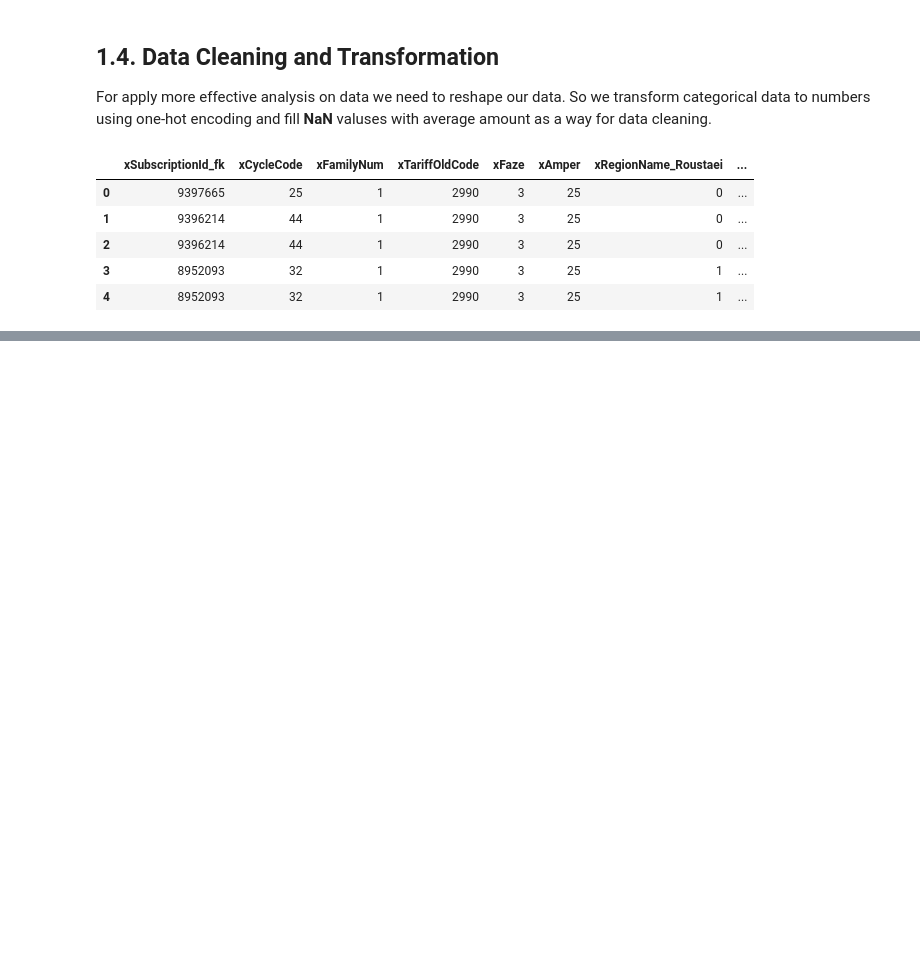
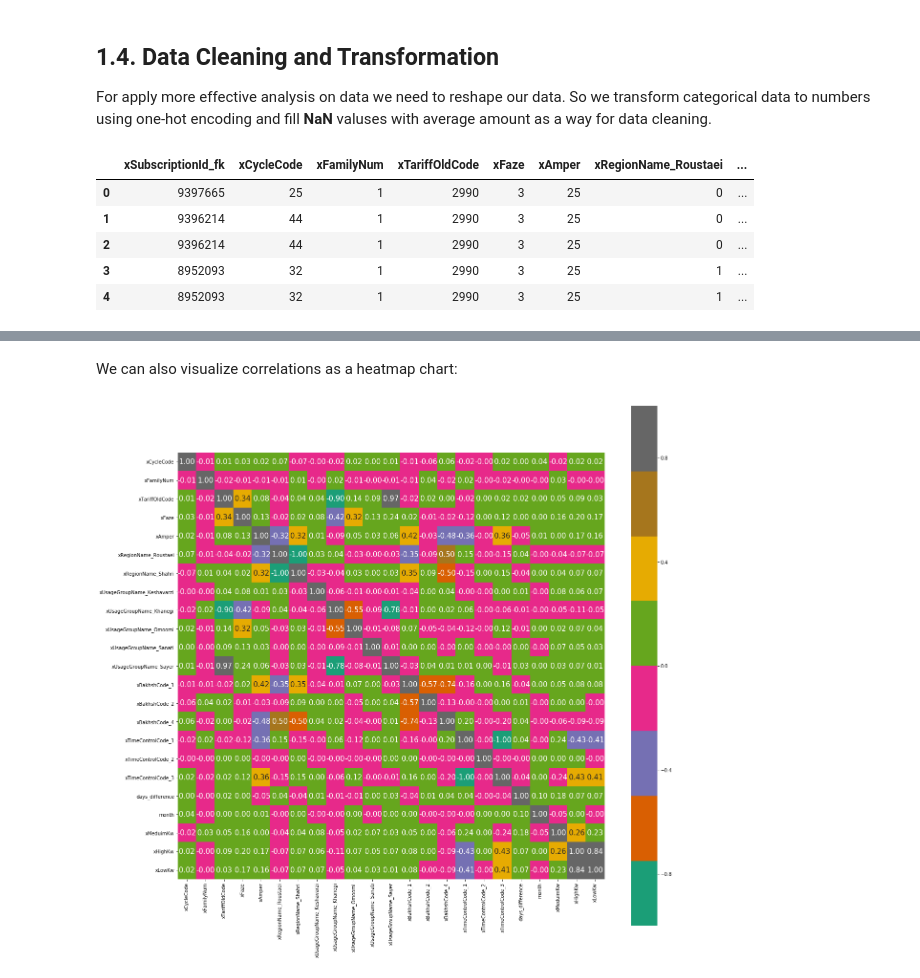
Before and after one commit to pbarjoueian/ecp, a Jupyter notebook: notebook/ecp.ipynb, the cells around one changed output, grey strips where cells are left out. Drawn from its saved outputs; the diff is of its cells as text; code cells hidden in the pictures; blank space fills up the shorter version.

```diff
--- a/notebook/ecp.ipynb
+++ b/notebook/ecp.ipynb
@@ -176,0 +265,20 @@ df.head()
+# %% [markdown]
+We can also visualize correlations as a heatmap chart:
+# %%
+cols = df.columns.values[1:24]
+corr_matrix = df[cols].corr()
+
+plt.figure(figsize=(20, 20))
+heatmap = sns.heatmap(
+    corr_matrix,
+    cbar=True,
+    annot=True,
+    square=True,
+    fmt='.2f',
+    annot_kws={'size': 15},
+    yticklabels=cols,
+    xticklabels=cols,
+    cmap='Dark2'
+)
+# %% [output]
+[figure, added]
```
Also changed, not shown: parts of 18 cells of this notebook, 1 other file.
